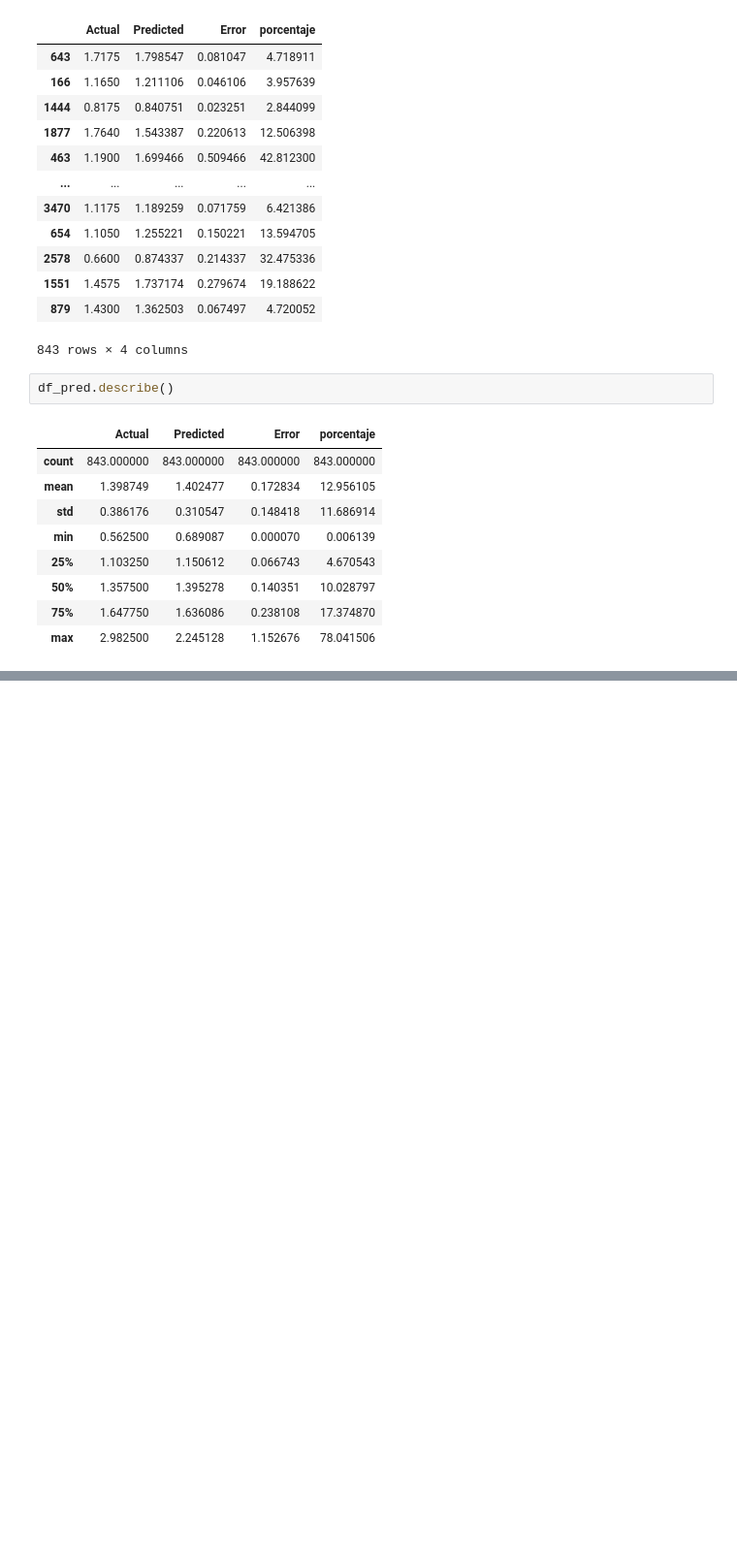
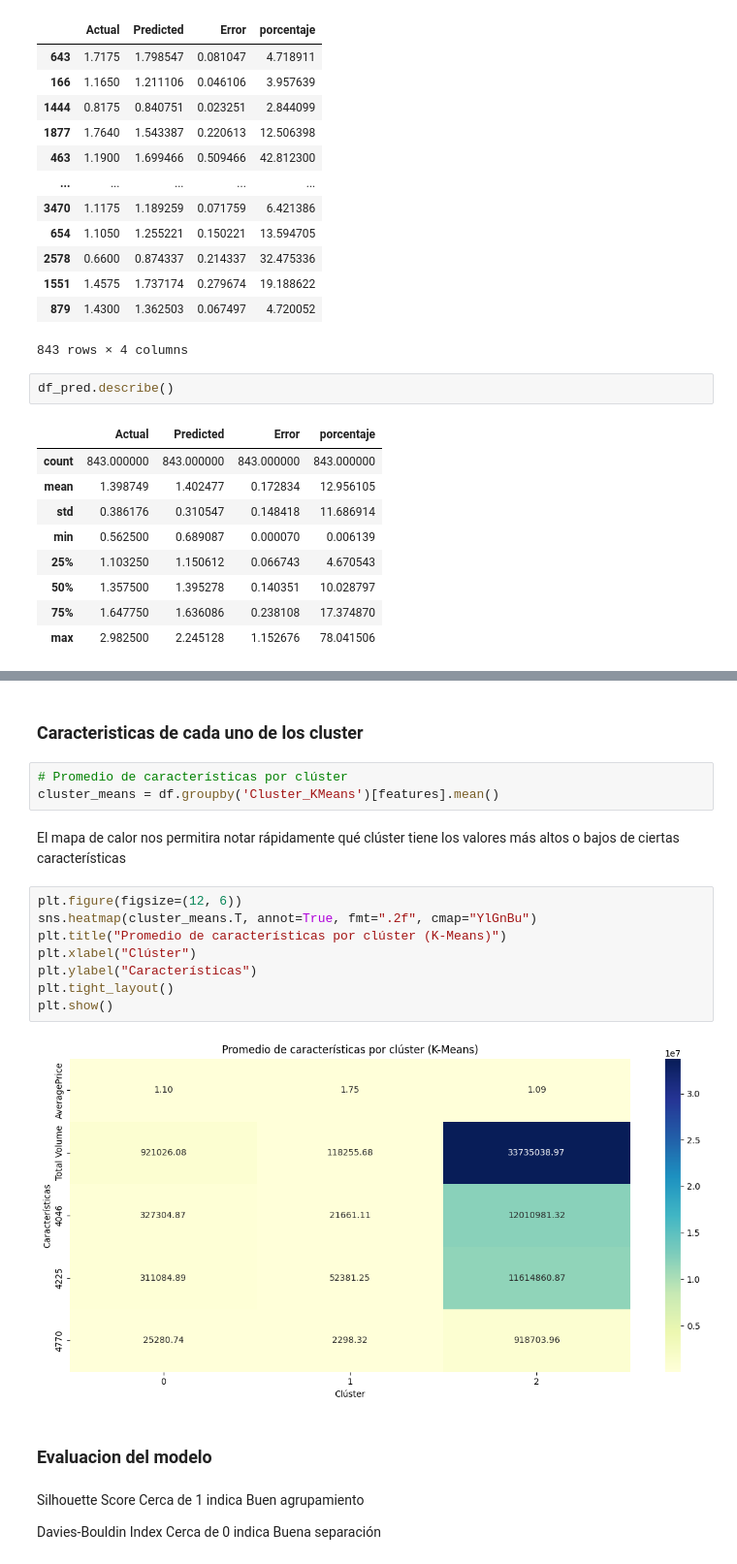
Before and after one commit to juanjoher/CienciaDatosProy2, a Jupyter notebook: proyecto.ipynb, the cells around one changed output, grey strips where cells are left out. Shown at 97% size. Cells and saved outputs as stored; diff of their text form; blank space fills up the shorter version.

```diff
--- a/proyecto.ipynb
+++ b/proyecto.ipynb
@@ -412,0 +496,23 @@ df_pred.describe()
+# %% [markdown]
+### Caracteristicas de cada uno de los cluster
+# %%
+# Promedio de características por clúster
+cluster_means = df.groupby('Cluster_KMeans')[features].mean()
+# %% [markdown]
+El mapa de calor nos permitira notar rápidamente qué clúster tiene los valores más altos o bajos de ciertas características
+# %%
+plt.figure(figsize=(12, 6))
+sns.heatmap(cluster_means.T, annot=True, fmt=".2f", cmap="YlGnBu")
+plt.title("Promedio de características por clúster (K-Means)")
+plt.xlabel("Clúster")
+plt.ylabel("Características")
+plt.tight_layout()
+plt.show()
+# %% [output]
+[figure, added]
+# %% [markdown]
+### Evaluacion del modelo
+# %% [markdown]
+Silhouette Score	Cerca de 1 indica 	Buen agrupamiento
+
+Davies-Bouldin Index	Cerca de 0	indica Buena separación
```
Also changed, not shown: parts of 23 cells of this notebook, 1 other file.
